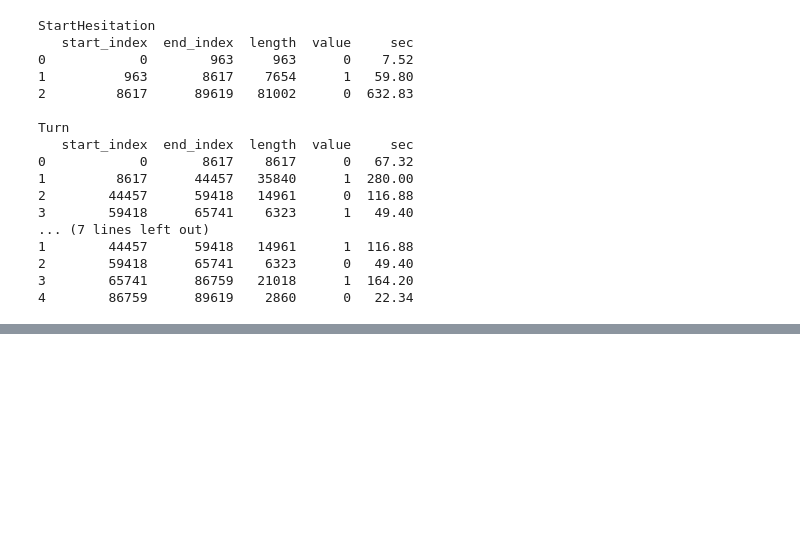
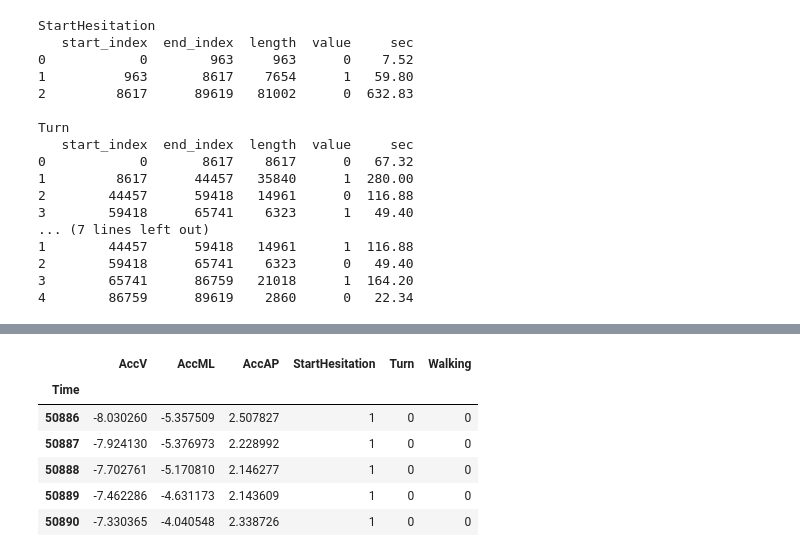
Before and after one commit to keulreobeu/jinholee_Portfolio, a Jupyter notebook: Parkinson's Freezing of Gait Prediction/EDA.ipynb, the cells around one changed output, grey strips where cells are left out. Saved outputs shown, nothing was run; the diff lists cells and outputs as text; code cells hidden in the pictures; blank space fills up the shorter version.

```diff
--- a/Parkinson's Freezing of Gait Prediction/EDA.ipynb
+++ b/Parkinson's Freezing of Gait Prediction/EDA.ipynb
@@ -3,7 +6,4 @@ pip install --force-reinstall "pyarrow==16.1.0"
 # %%
-import pandas as pd
-df = pd.read_parquet(
-    r"D:\Parkinson's Freezing of Gait Prediction\tlvmc-parkinsons-freezing-gait-prediction\unlabeled\00c4c9313d.parquet"
-)
+df = pd.read_parquet(r"unlabeled\00c4c9313d.parquet")
 print(df.shape)
 df.head()
@@ -438,0 +570,10 @@ Turn
+# %%
+dfs['tdcsfog']['td_c23e55e654_df'].tail(5)
+# %% [output]
+|  | AccV | AccML | AccAP | StartHesitation | Turn | Walking |
+| Time |  |  |  |  |  |  |
+| 50886 | -8.030260 | -5.357509 | 2.507827 | 1 | 0 | 0 |
+| 50887 | -7.924130 | -5.376973 | 2.228992 | 1 | 0 | 0 |
+| 50888 | -7.702761 | -5.170810 | 2.146277 | 1 | 0 | 0 |
+| 50889 | -7.462286 | -4.631173 | 2.143609 | 1 | 0 | 0 |
+| 50890 | -7.330365 | -4.040548 | 2.338726 | 1 | 0 | 0 |
```
Also changed, not shown: parts of 35 cells of this notebook, 2 other files.
